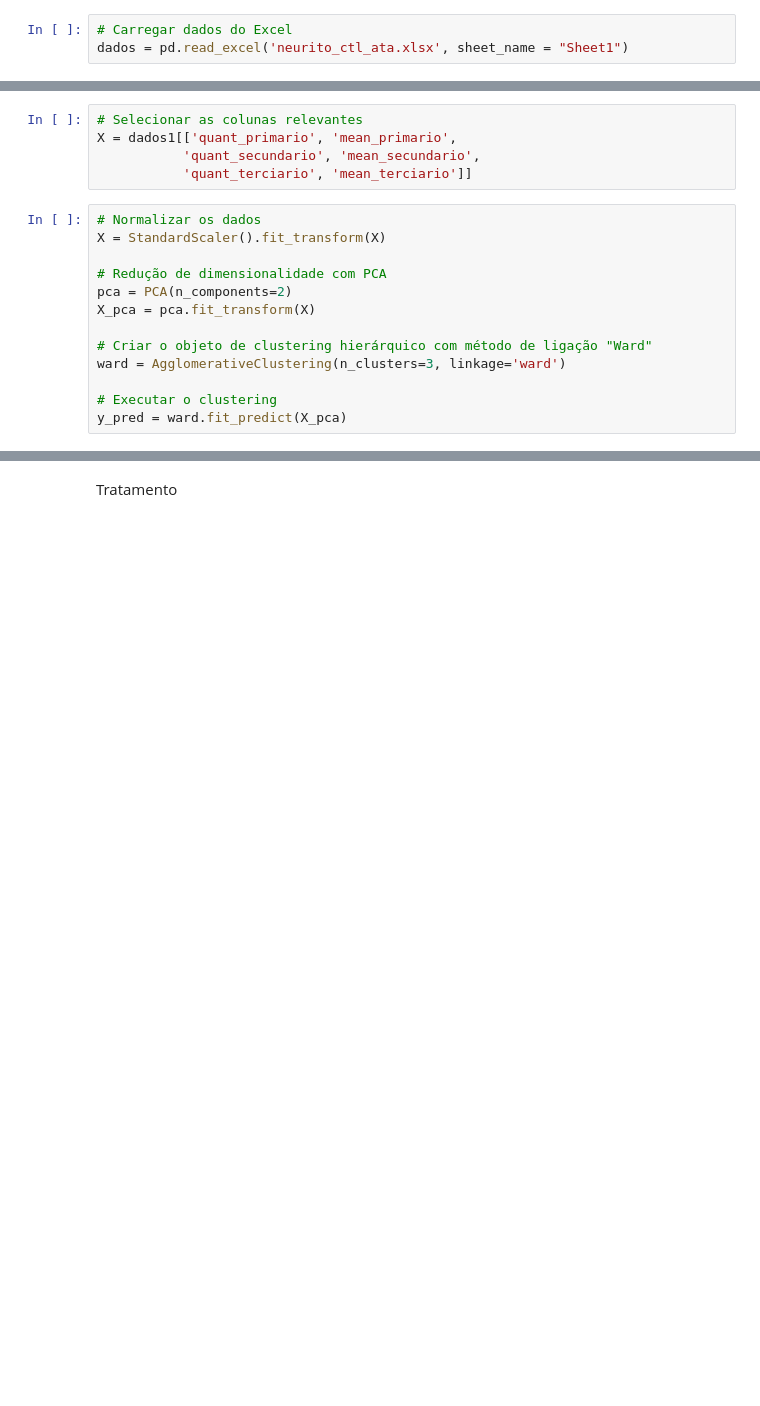
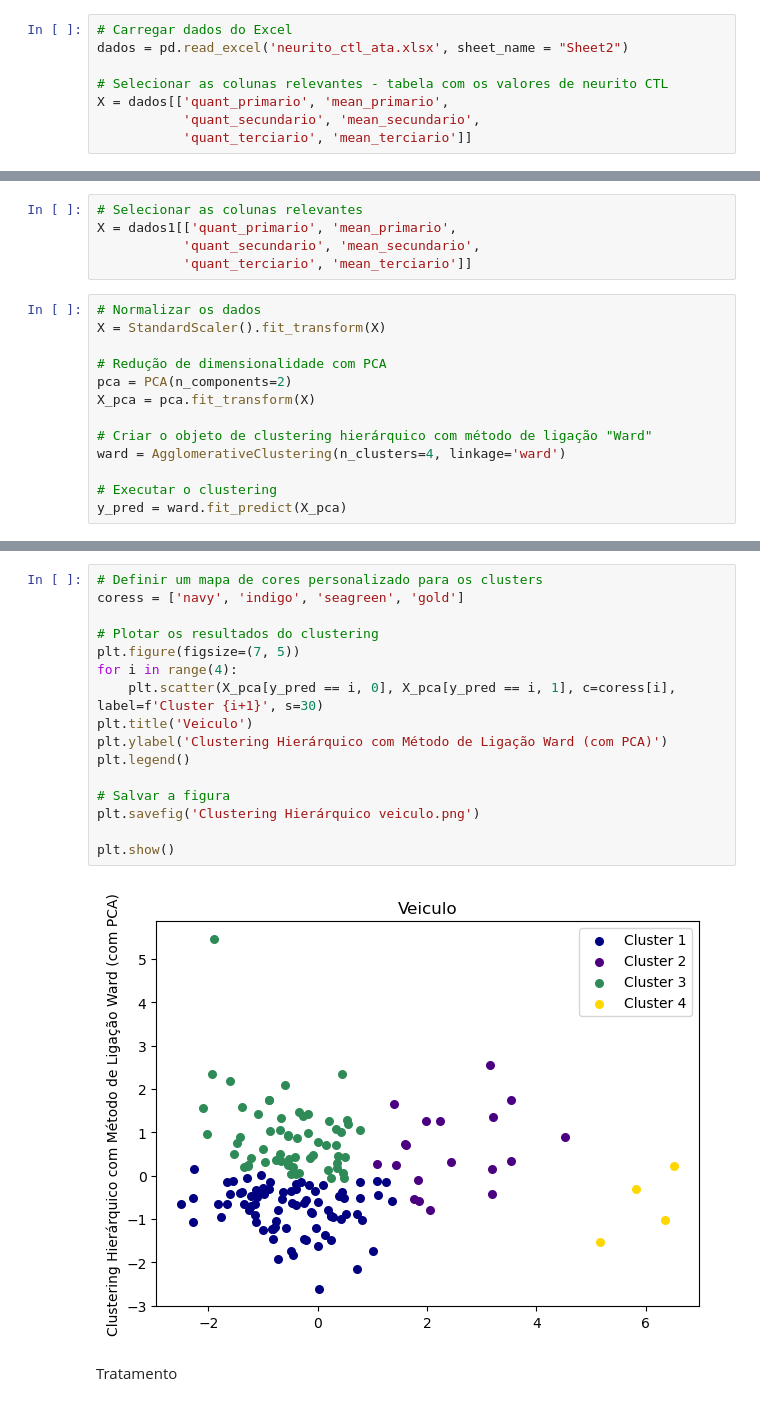
Before and after one commit to GabrieliBovi/Mestrado_Gabi, a Jupyter notebook: codigo_cluster.ipynb, the cells around one changed output, grey strips where cells are left out. Saved outputs shown, nothing was run; the diff lists cells and outputs as text; blank space fills up the shorter version.

```diff
--- a/codigo_cluster.ipynb
+++ b/codigo_cluster.ipynb
@@ -20,4 +22,9 @@ Plotar a curva do método do cotovelo pode ser uma abordagem útil para determin
 A ideia básica é calcular o valor da métrica de clusterização (por exemplo, a soma dos quadrados intra-cluster, WCSS) para diferentes valores de k (número de clusters) e plotá-los em um gráfico. Você então observa o ponto onde a curva começa a se "dobrar" ou "achatar" (daí o nome "cotovelo"), o que sugere que adicionar mais clusters não melhora muito a variabilidade dentro dos clusters.
 # %%
 # Carregar dados do Excel
-dados = pd.read_excel('neurito_ctl_ata.xlsx', sheet_name = "Sheet1")
+dados = pd.read_excel('neurito_ctl_ata.xlsx', sheet_name = "Sheet2")
+
+# Selecionar as colunas relevantes - tabela com os valores de neurito CTL
+X = dados[['quant_primario', 'mean_primario',
+           'quant_secundario', 'mean_secundario',
+           'quant_terciario', 'mean_terciario']]
@@ -113,7 +118,7 @@ pca = PCA(n_components=2)
 X_pca = pca.fit_transform(X)
 
 # Criar o objeto de clustering hierárquico com método de ligação "Ward"
-ward = AgglomerativeClustering(n_clusters=3, linkage='ward')
+ward = AgglomerativeClustering(n_clusters=4, linkage='ward')
 
 # Executar o clustering
 y_pred = ward.fit_predict(X_pca)
@@ -139,3 +131,21 @@ plt.show()
+# %%
+# Definir um mapa de cores personalizado para os clusters
+coress = ['navy', 'indigo', 'seagreen', 'gold']
+
+# Plotar os resultados do clustering
+plt.figure(figsize=(7, 5))
+for i in range(4):
+    plt.scatter(X_pca[y_pred == i, 0], X_pca[y_pred == i, 1], c=coress[i], label=f'Cluster {i+1}', s=30)
+plt.title('Veiculo')
+plt.ylabel('Clustering Hierárquico com Método de Ligação Ward (com PCA)')
+plt.legend()
+
+# Salvar a figura
+plt.savefig('Clustering Hierárquico veiculo.png')
+
+plt.show()
+# %% [output]
+[figure, added]
 # %% [markdown]
 Tratamento
 # %%
```
Also changed, not shown: parts of 15 cells of this notebook.
